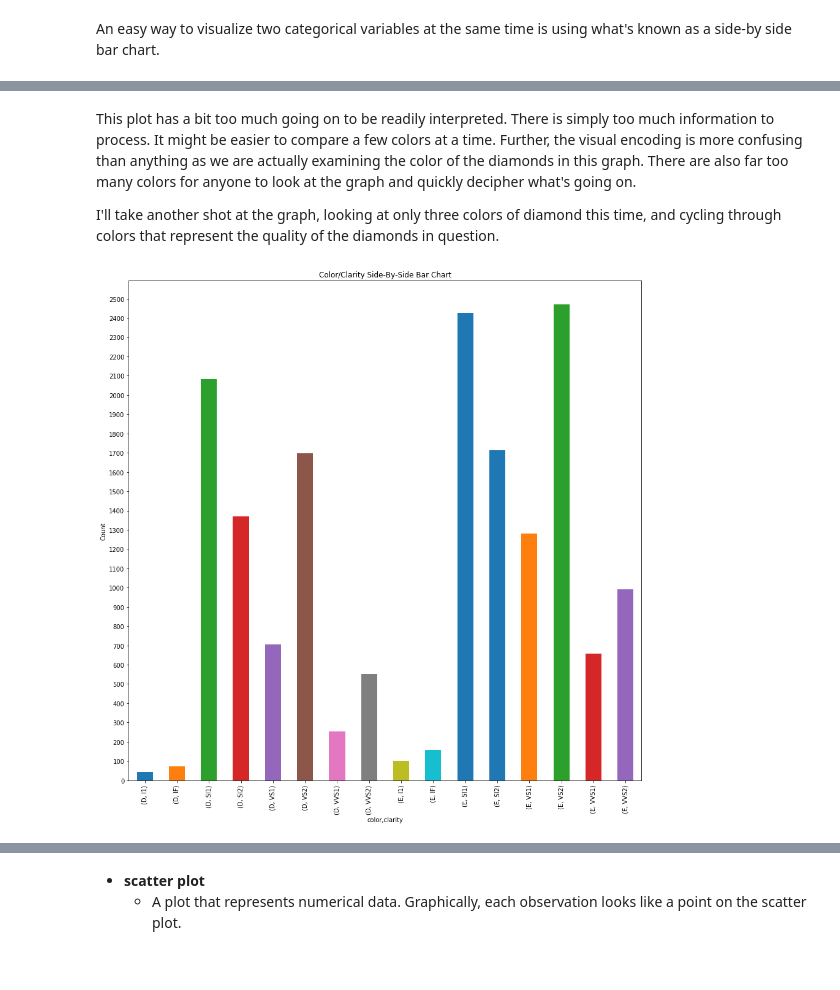
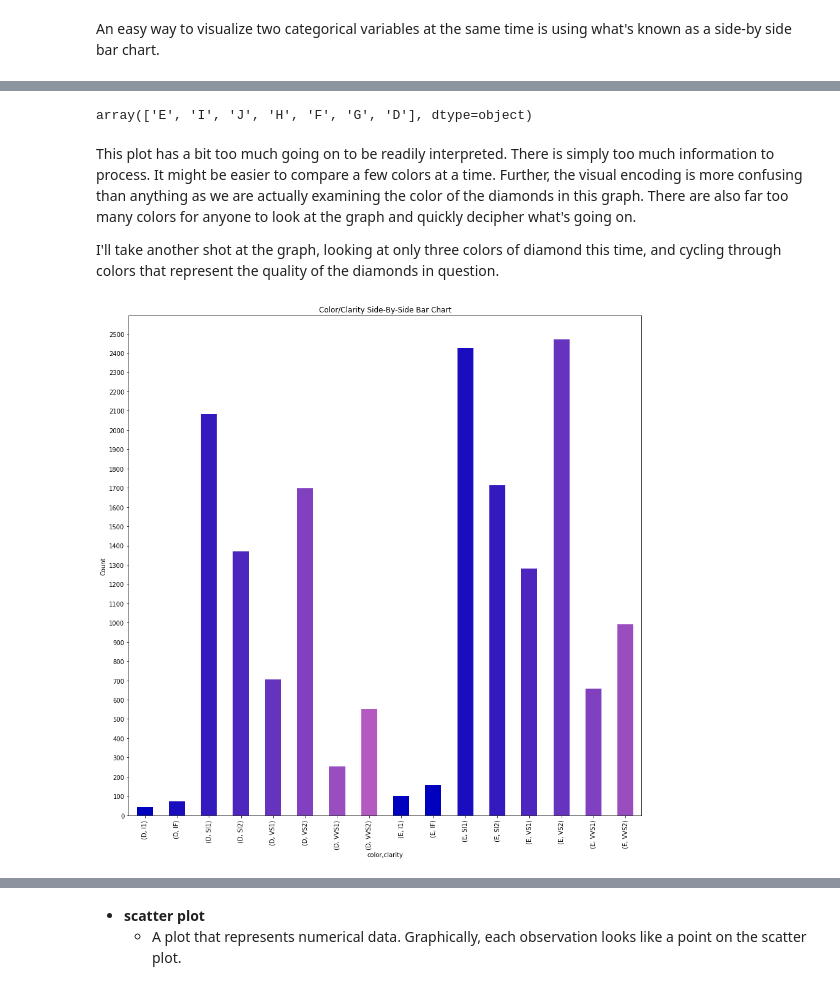
Before and after one commit to jmeguira/stats, a Jupyter notebook: stats_notebook.ipynb, the cells around one changed output, grey strips where cells are left out. Cells and saved outputs as stored; diff of their text form; code cells hidden in the pictures.

```diff
--- a/stats_notebook.ipynb
+++ b/stats_notebook.ipynb
@@ -316,13 +316,17 @@ plt.savefig('img/side_by_side.png')
+# %%
+diamonds['color'].unique()
+# %% [output]
+array(['E', 'I', 'J', 'H', 'F', 'G', 'D'], dtype=object)
 # %% [markdown]
 This plot has a bit too much going on to be readily interpreted. There is simply too much information to process. It might be easier to compare a few colors at a time. Further, the visual encoding is more confusing than anything as we are actually examining the color of the diamonds in this graph. There are also far too many colors for anyone to look at the graph and quickly decipher what's going on.
 
 I'll take another shot at the graph, looking at only three colors of diamond this time, and cycling through colors that represent the quality of the diamonds in question.
 # %%
 diamonds2 = diamonds.query('color == "D" or color == "E"')
-diamonds2['color'].value_counts()
-
-ax = diamonds2.groupby(['color','clarity'])['clarity'].count().plot.bar(figsize = (15,15), title = 'Color/Clarity Side-By-Side Bar Chart', yticks = range(0,2600,100));
+#https://stackoverflow.com/a/11927922
+my_colors = [(x/10.0, x/20.0, .75) for x in range(len(diamonds['clarity'].unique()))]
+ax = diamonds2.groupby(['color','clarity'])['clarity'].count().plot.bar(figsize = (15,15), title = 'Color/Clarity Side-By-Side Bar Chart', yticks = range(0,2600,100), color = my_colors);
 ax.set_ylabel('Count')
 plt.savefig('img/side_by_side2.png')
 # %% [output]
-[figure, old version]
+[figure, new version]
```
Also changed, not shown: parts of 10 cells of this notebook.
